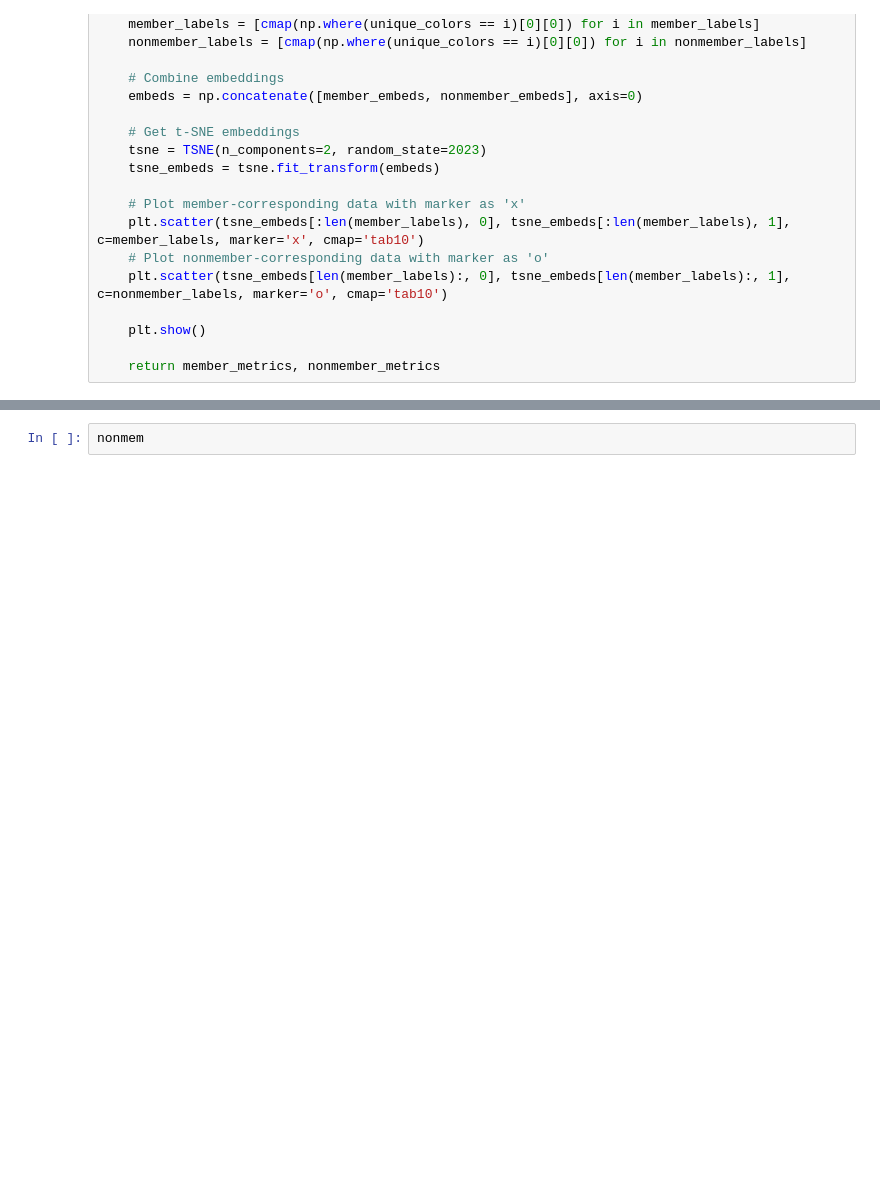
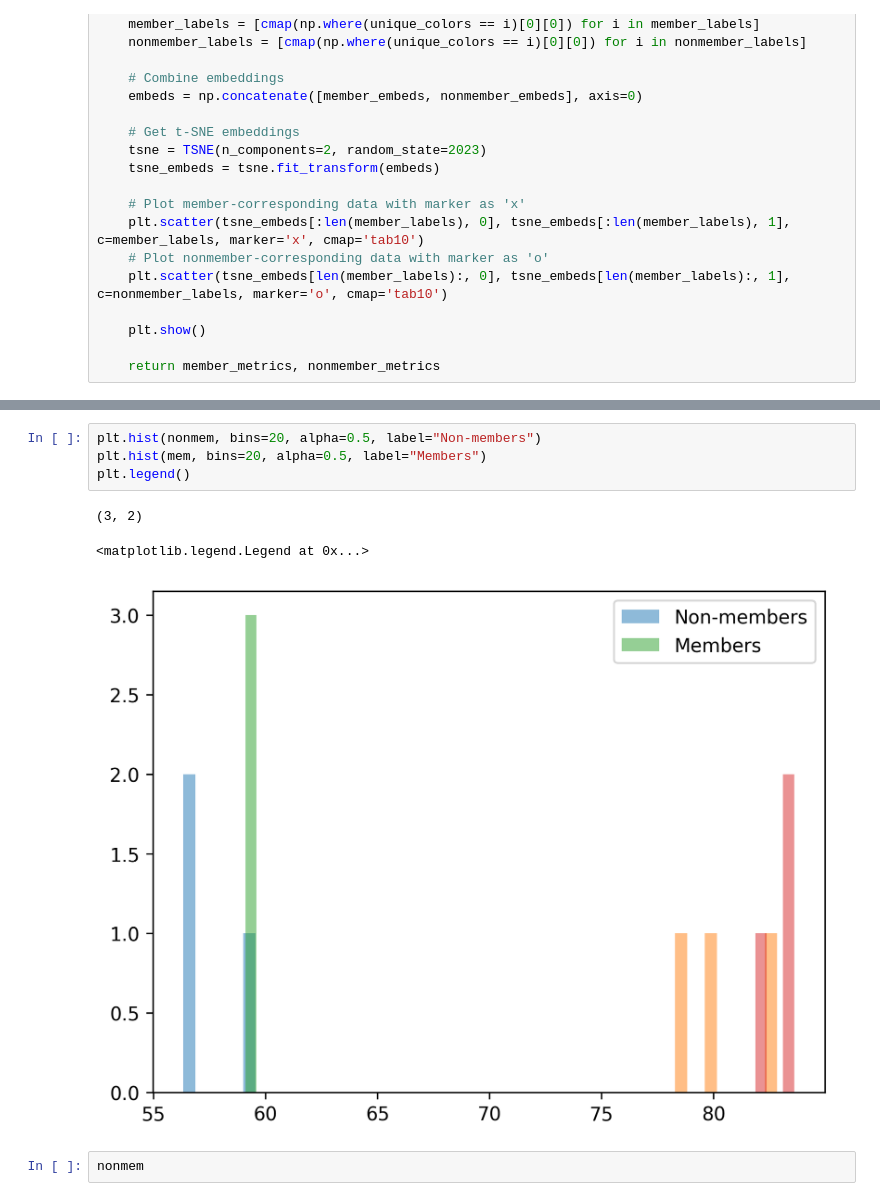
Before and after one commit to iamgroot42/propertyinference, a Jupyter notebook: experiments/latent_explore.ipynb, the cells around one changed output, grey strips where cells are left out. Drawn from its saved outputs; the diff is of its cells as text; blank space fills up the shorter version.

```diff
--- a/experiments/latent_explore.ipynb
+++ b/experiments/latent_explore.ipynb
@@ -199,3 +274,11 @@ array([[52.9194  , 73.429054],
+# %%
+plt.hist(nonmem, bins=20, alpha=0.5, label="Non-members")
+plt.hist(mem, bins=20, alpha=0.5, label="Members")
+plt.legend()
+# %% [output]
+(3, 2)
+<matplotlib.legend.Legend at 0x...>
+[figure, added]
 # %%
 nonmem
 # %% [output]
```
Also changed, not shown: parts of 12 cells of this notebook, 3 other files.
